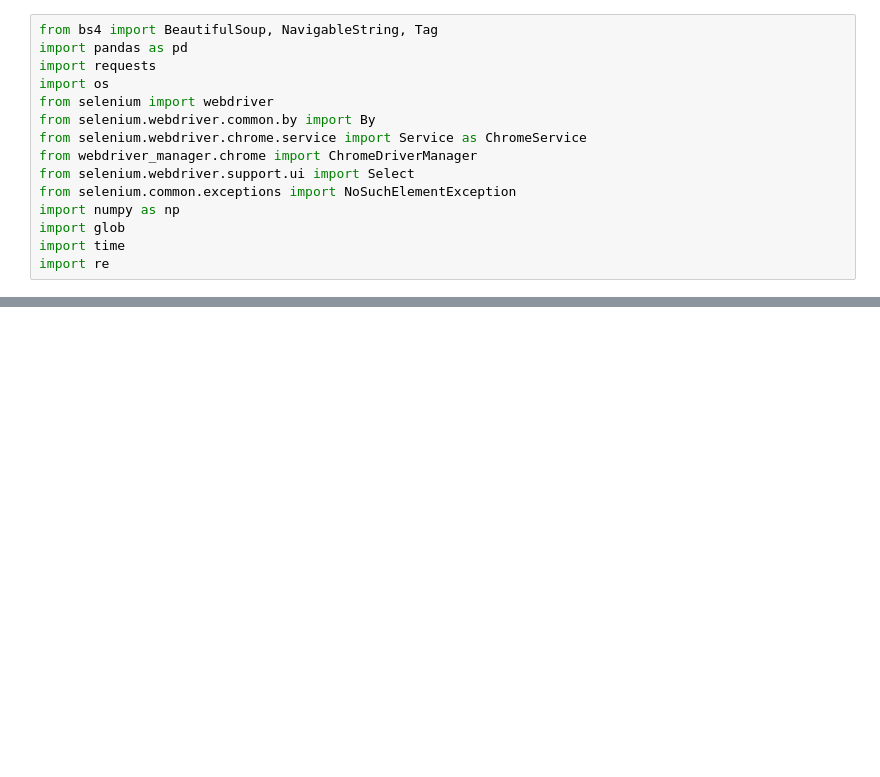
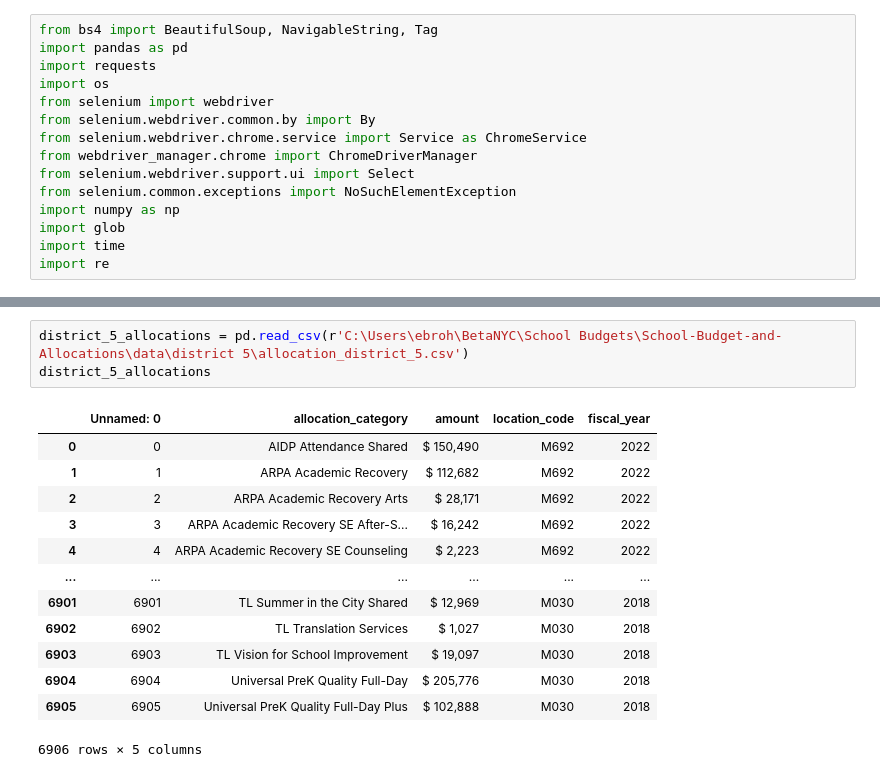
Before and after one commit to vaishalitalwar/School-Budget-and-Allocations, a Jupyter notebook: notebooks/AllocationCategoriesScraper.ipynb, the cells around one changed output, grey strips where cells are left out. Drawn from its saved outputs; the diff is of its cells as text; blank space fills up the shorter version.

Commit message:
Modified the allocation category scraper

```diff
--- a/notebooks/AllocationCategoriesScraper.ipynb
+++ b/notebooks/AllocationCategoriesScraper.ipynb
@@ -143,0 +198,17 @@ categories_dict
+# %%
+district_5_allocations = pd.read_csv(r'C:\Users\ebroh\BetaNYC\School Budgets\School-Budget-and-Allocations\data\district 5\allocation_district_5.csv')
+district_5_allocations
+# %% [output]
+|  | Unnamed: 0 | allocation_category | amount | location_code | fiscal_year |
+| 0 | 0 | AIDP Attendance Shared | $ 150,490 | M692 | 2022 |
+| 1 | 1 | ARPA Academic Recovery | $ 112,682 | M692 | 2022 |
+| 2 | 2 | ARPA Academic Recovery Arts | $ 28,171 | M692 | 2022 |
+| 3 | 3 | ARPA Academic Recovery SE After-S... | $ 16,242 | M692 | 2022 |
+| 4 | 4 | ARPA Academic Recovery SE Counseling | $ 2,223 | M692 | 2022 |
+| ... | ... | ... | ... | ... | ... |
+| 6901 | 6901 | TL Summer in the City Shared | $ 12,969 | M030 | 2018 |
+| 6902 | 6902 | TL Translation Services | $ 1,027 | M030 | 2018 |
+| 6903 | 6903 | TL Vision for School Improvement | $ 19,097 | M030 | 2018 |
+| 6904 | 6904 | Universal PreK Quality Full-Day | $ 205,776 | M030 | 2018 |
+| 6905 | 6905 | Universal PreK Quality Full-Day Plus | $ 102,888 | M030 | 2018 |
+6906 rows × 5 columns
```
Also changed, not shown: parts of 15 cells of this notebook, 2 other files.
